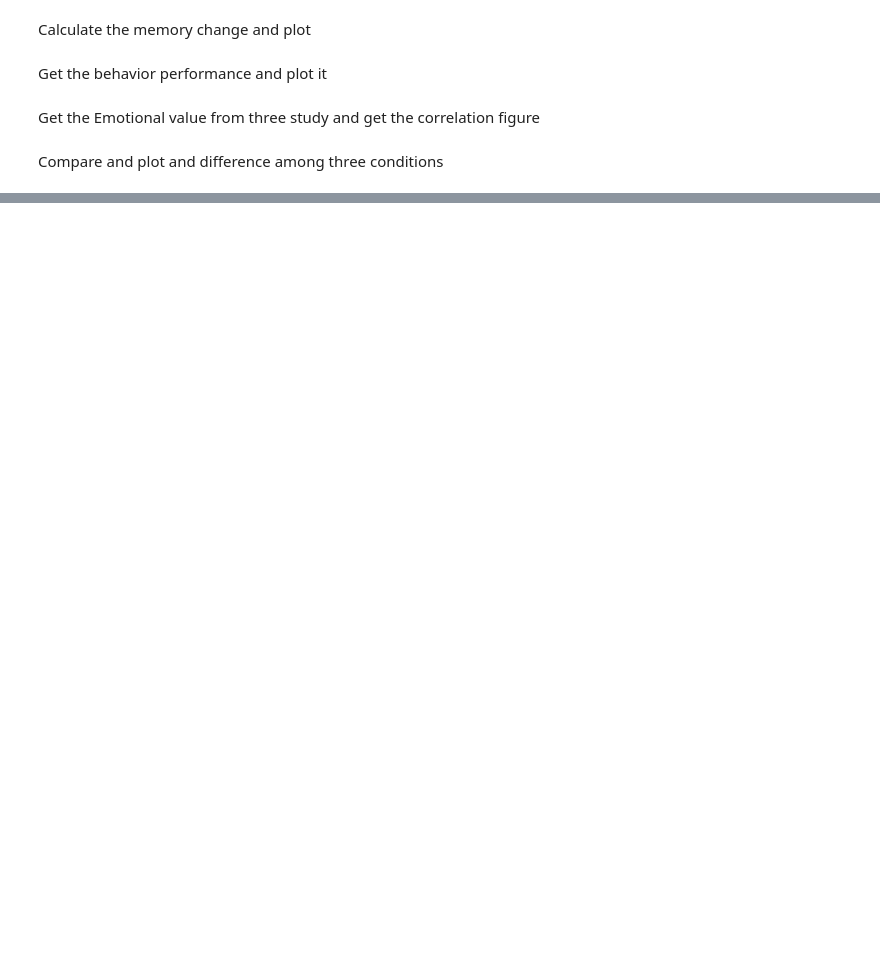
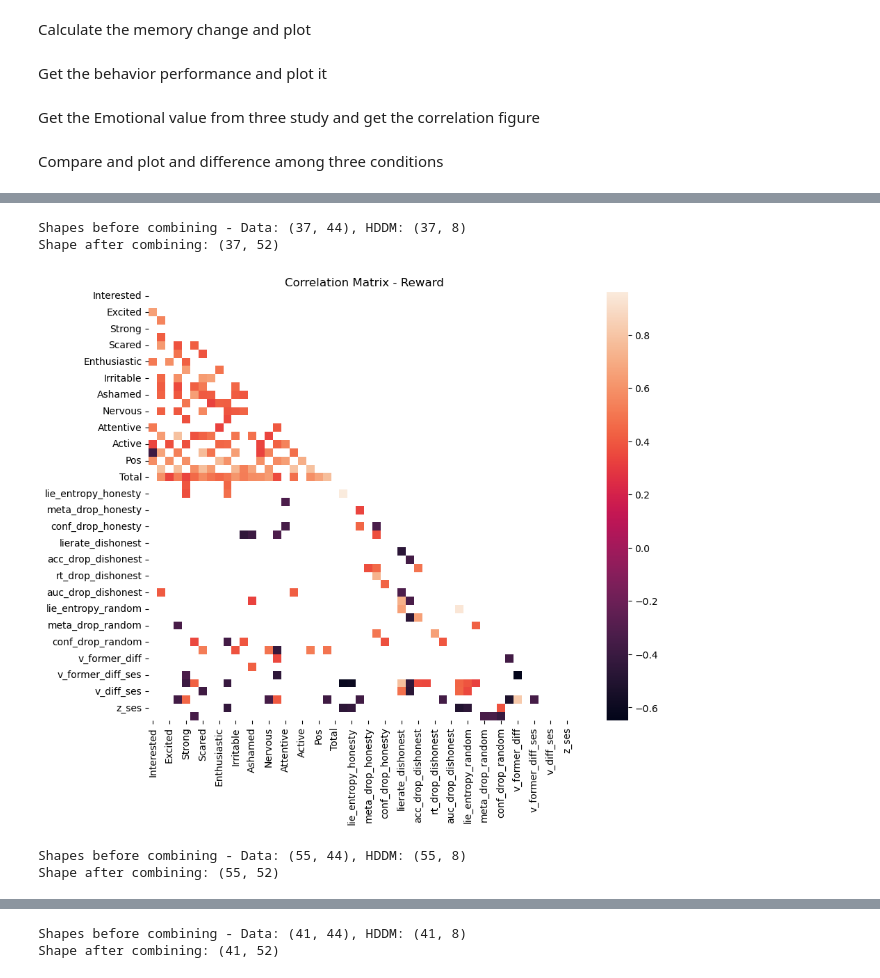
Before and after one commit to bogeng-song/memory_dishonest-project, a Jupyter notebook: image_plot.ipynb, the cells around one changed output, grey strips where cells are left out. Drawn from its saved outputs; the diff is of its cells as text; code cells hidden in the pictures; blank space fills up the shorter version.

```diff
--- a/image_plot.ipynb
+++ b/image_plot.ipynb
@@ -28,7 +28,7 @@ df_reward = pd.read_excel('reward_quest.xlsx')
 df_punish = pd.read_excel('punishment_quest.xlsx')
 df_mixed = pd.read_excel('mixed_quest.xlsx')
 df_p_memory1 = pd.read_csv('punishment_memory_summary.csv')
-df_r_memory1 = pd.read_csv('reward_memory_summary.csv')
+df_r_memory1 = pd.read_csv('reward_memory_summary.csv', on_bad_lines='skip')
 df_m_memory1 = pd.read_csv('mixed_memory_summary.csv')
 df_m_fmri = pd.read_csv('mixed_fmribehav_summary.csv')
 df_r_fmri = pd.read_csv('reward_fmribehav_summary.csv')
@@ -657,0 +688,8 @@ bar_plot('Determined',[0,4])
+# %%
+df_hddm_m = pd.read_csv('mixed_hddm_stats.csv')
+df_hddm_r = pd.read_csv('reward_hddm_stats.csv')
+df_hddm_p = pd.read_csv('punish_hddm_stats.csv')
+
+df_hddm_m.rename(columns={'Unnamed: 0':'V1'}, inplace=True)
+df_hddm_r.rename(columns={'Unnamed: 0':'V1'}, inplace=True)
+df_hddm_p.rename(columns={'Unnamed: 0':'V1'}, inplace=True)
@@ -657,0 +724,5 @@ bar_plot('Determined',[0,4])
+# %%
+hddm_para_mixed = get_hddm_para(df_hddm_m,sub_list_mixed)
+hddm_para_reward = get_hddm_para(df_hddm_r,sub_list_reward)
+hddm_para_punish = get_hddm_para(df_hddm_p,sub_list_punishment)
+parameter_list = hddm_para_mixed.columns.tolist()
@@ -657,0 +737,62 @@ bar_plot('Determined',[0,4])
+# %%
+def combine_and_correlate(data_df, hddm_df, group_name):
+    """
+    Combines behavioral data with HDDM parameters and computes correlations.
+
+    Parameters:
+    data_df (pd.DataFrame): DataFrame containing behavioral data
+    hddm_df (pd.DataFrame): DataFrame containing HDDM parameters
+    group_name (str): Name of the group (reward/punishment/mixed)
+    """
+    # Print shapes before combining
+    print(f"Shapes before combining - Data: {data_df.shape}, HDDM: {hddm_df.shape}")
+
+    # Combine the dataframes horizontally
+    combined_df = pd.concat([data_df, hddm_df], axis=1)
+
+    # Print shape after combining
+    print(f"Shape after combining: {combined_df.shape}")
+
+    # Compute correlation matrix
+    corr = combined_df.corr()
+
+    # Compute p-value matrix
+    p_matrix = np.zeros_like(corr)
+    for i in range(len(corr)):
+        for j in range(len(corr)):
+            _, p_matrix[i, j] = pearsonr(combined_df.iloc[:, i], combined_df.iloc[:, j])
+
+    # Create DataFrame for p-values
+    p_value_matrix = pd.DataFrame(p_matrix, index=corr.index, columns=corr.columns)
+    df_pvalue = p_value_matrix.map(lambda x: round(x, 4))
+
+    # Plot correlation heatmap
+    plt.figure(figsize=(10, 8))
+    alpha = 0.05
+    mask_significant = p_matrix >= alpha
+    mask = np.triu(np.ones_like(corr, dtype=bool))
+
+    sns.heatmap(corr, mask=mask | mask_significant)
+    plt.title(f'Correlation Matrix - {group_name}')
+    plt.show()
+
+    return combined_df, corr, df_pvalue
+
+# Create combined dataframes and compute correlations for each group
+combined_df_reward, corr_value_r, df_pvalue_r = combine_and_correlate(
+    df_reward_final, hddm_para_reward, 'Reward'
+)
+
+combined_df_punish, corr_value_p, df_pvalue_p = combine_and_correlate(
+    df_punish_final, hddm_para_punish, 'Punishment'
+)
+
+combined_df_mixed, corr_value_m, df_pvalue_m = combine_and_correlate(
+    df_mixed_final, hddm_para_mixed, 'Mixed'
+)
+# %% [output]
+Shapes before combining - Data: (37, 44), HDDM: (37, 8)
+Shape after combining: (37, 52)
+[figure, added]
+Shapes before combining - Data: (55, 44), HDDM: (55, 8)
+Shape after combining: (55, 52)
@@ -657,0 +800,2 @@ bar_plot('Determined',[0,4])
+Shapes before combining - Data: (41, 44), HDDM: (41, 8)
+Shape after combining: (41, 52)
```
Also changed, not shown: parts of 16 cells of this notebook.
